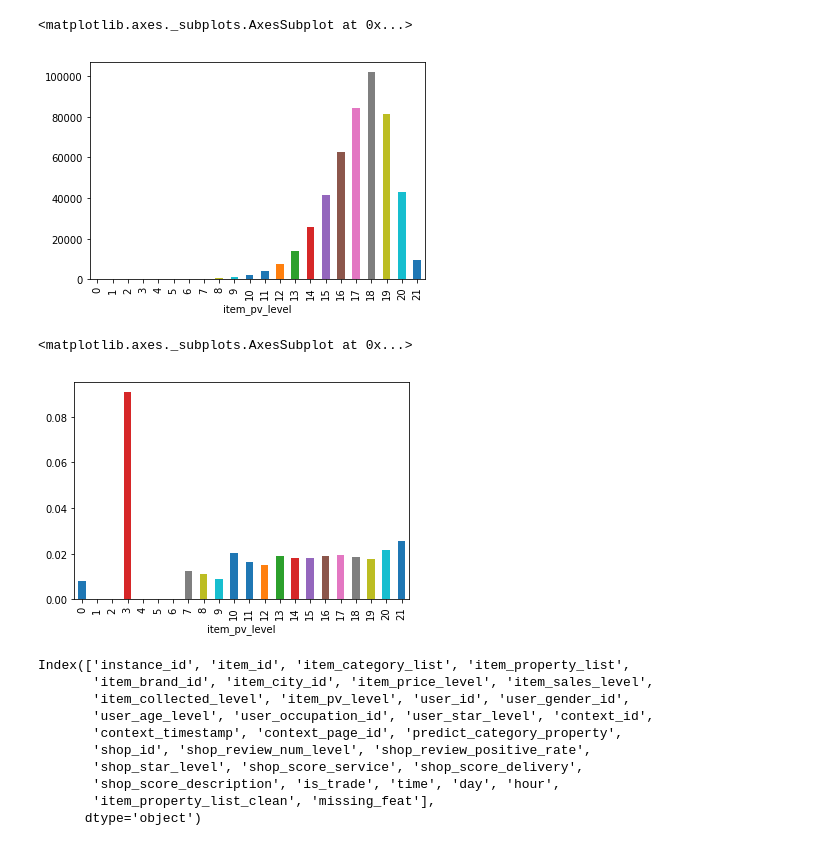
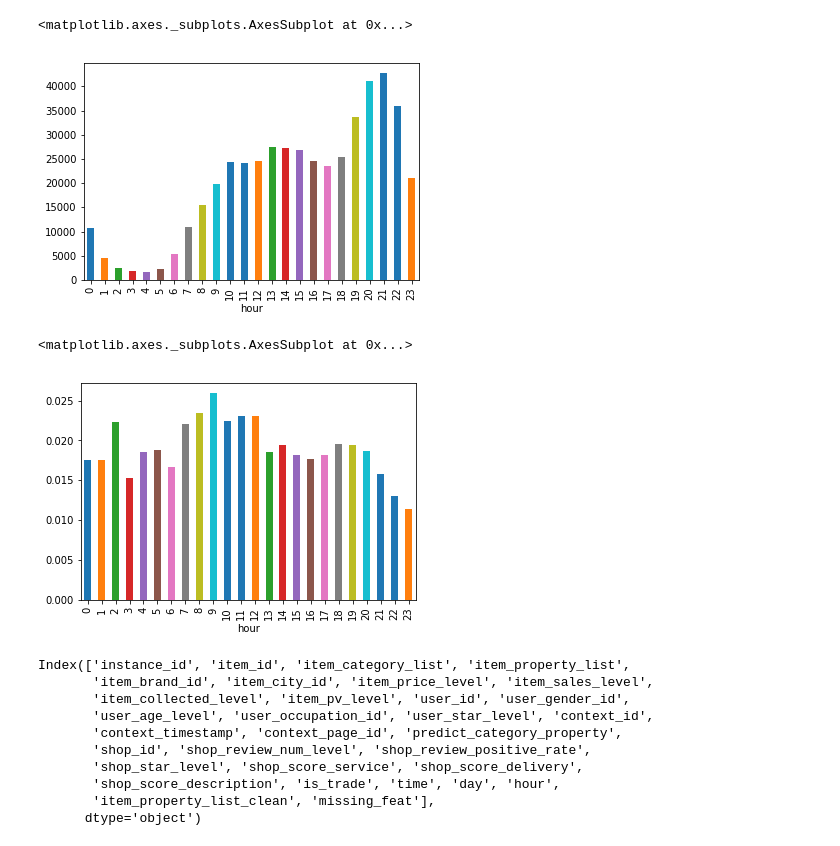
Before and after one commit to MaoLi2018/advertisment, a Jupyter notebook: Code/DAE.ipynb, the cells around one changed output. Drawn from its saved outputs; the diff is of its cells as text; code cells hidden in the pictures.

```diff
--- a/Code/DAE.ipynb
+++ b/Code/DAE.ipynb
@@ -35,15 +35,15 @@ dfTrain.drop_duplicates(inplace=True)
 dfTrain = process(dfTrain)
 #dfTest = process(dfTest)
 # %%
-dfTrain.groupby('item_pv_level')['is_trade'].count().sort_index().plot(kind='bar')
+dfTrain.groupby('hour')['is_trade'].count().sort_index().plot(kind='bar')
 # %% [output]
 <matplotlib.axes._subplots.AxesSubplot at 0x...>
-[figure, old version]
+[figure, new version]
 # %%
-dfTrain.groupby('item_pv_level')['is_trade'].mean().sort_index().plot(kind='bar')
+dfTrain.groupby('hour')['is_trade'].mean().sort_index().plot(kind='bar')
 # %% [output]
 <matplotlib.axes._subplots.AxesSubplot at 0x...>
-[figure, old version]
+[figure, new version]
 # %%
 dfTrain.columns
 # %% [output]
```
Also changed, not shown: 2 other files.
